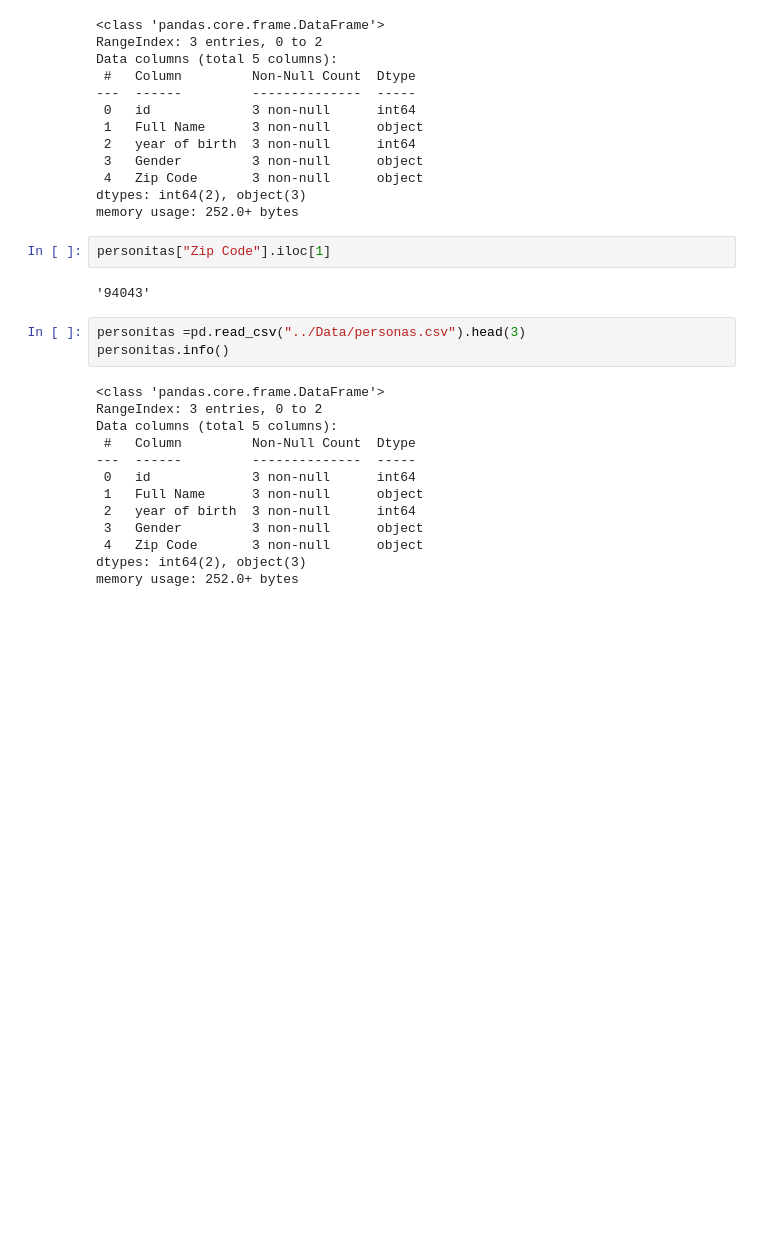
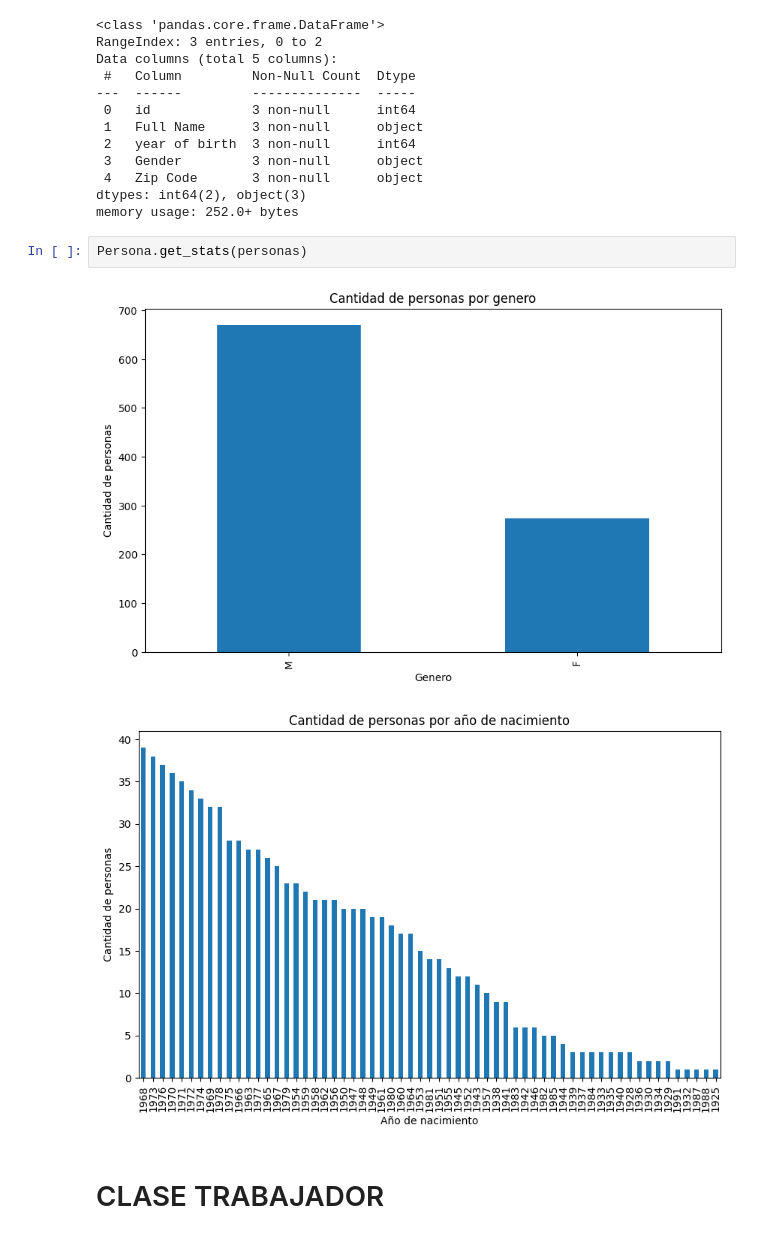
Before and after one commit to jgonzet/DeepLearning_TP1, a Jupyter notebook: Scripts/data_preparation.ipynb, the cells around one changed output. Cells and saved outputs as stored; diff of their text form; blank space fills up the shorter version.

```diff
--- a/Scripts/data_preparation.ipynb
+++ b/Scripts/data_preparation.ipynb
@@ -463,23 +491,10 @@ Data columns (total 5 columns):
  4   Zip Code       3 non-null      object
 dtypes: int64(2), object(3)
 memory usage: 252.0+ bytes
-# %%
-personitas["Zip Code"].iloc[1]
-# %% [output]
-'94043'
-# %%
-personitas =pd.read_csv("../Data/personas.csv").head(3)
-personitas.info()
-# %% [output]
-<class 'pandas.core.frame.DataFrame'>
-RangeIndex: 3 entries, 0 to 2
-Data columns (total 5 columns):
- #   Column         Non-Null Count  Dtype
----  ------         --------------  -----
- 0   id             3 non-null      int64
- 1   Full Name      3 non-null      object
- 2   year of birth  3 non-null      int64
- 3   Gender         3 non-null      object
- 4   Zip Code       3 non-null      object
-dtypes: int64(2), object(3)
-memory usage: 252.0+ bytes
+# %%
+Persona.get_stats(personas)
+# %% [output]
+[figure, added]
+[figure, added]
+# %% [markdown]
+# CLASE TRABAJADOR
```
Also changed, not shown: parts of 13 cells of this notebook, 2 other files.
